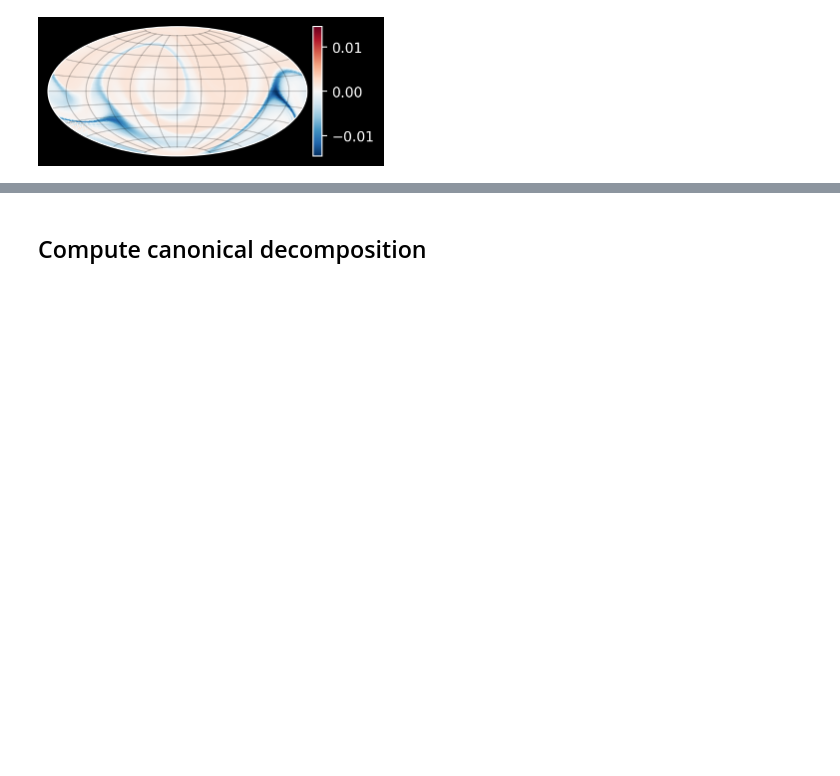
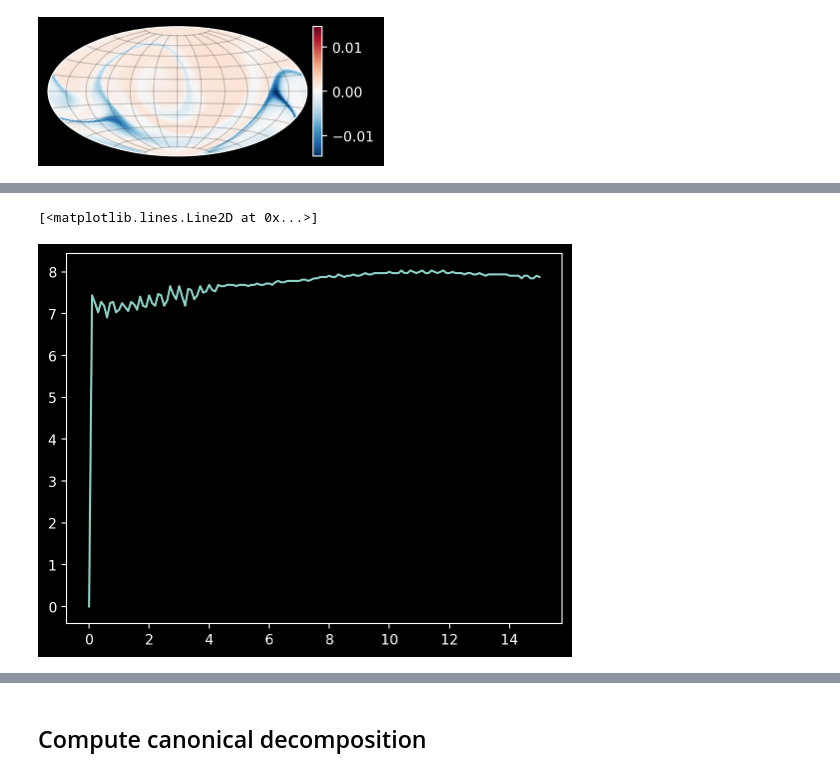
Before and after one commit to klasmodin/quflow, a Jupyter notebook: notebooks/basic-example.ipynb, the cells around one changed output, grey strips where cells are left out. Cells and saved outputs as stored; diff of their text form; code cells hidden in the pictures; blank space fills up the shorter version.

```diff
--- a/notebooks/basic-example.ipynb
+++ b/notebooks/basic-example.ipynb
@@ -192,0 +242,8 @@ anim
+# %%
+filename_mhd = "mhd_N_{}.hdf5".format(N)
+
+sim_mhd = qf.QuSimulation(filename_mhd)
+plt.plot(sim_mhd['time'],sim_mhd['iterations'])
+# %% [output]
+[<matplotlib.lines.Line2D at 0x...>]
+[figure, added]
```
Also changed, not shown: parts of 8 cells of this notebook, 5 other files.
